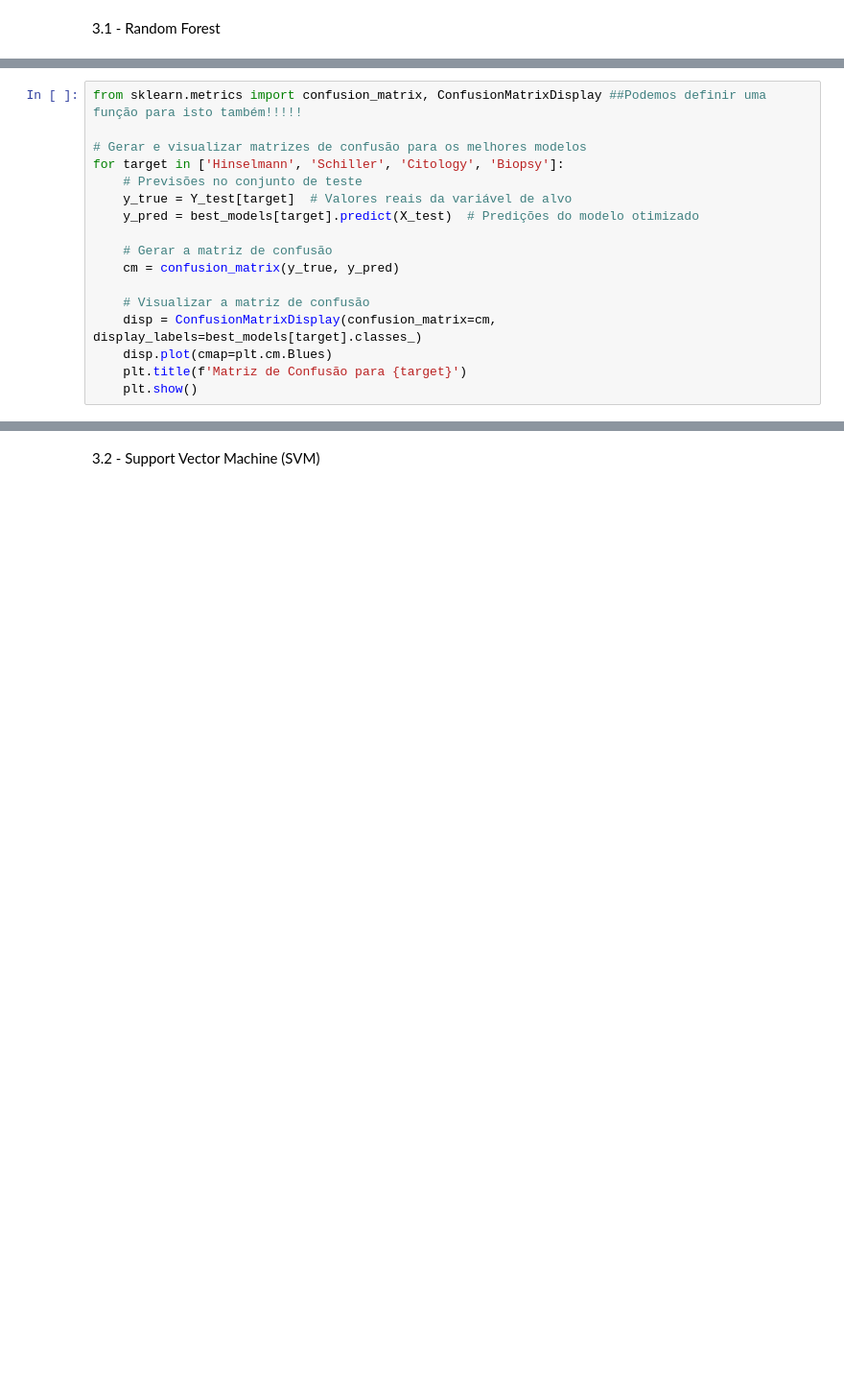
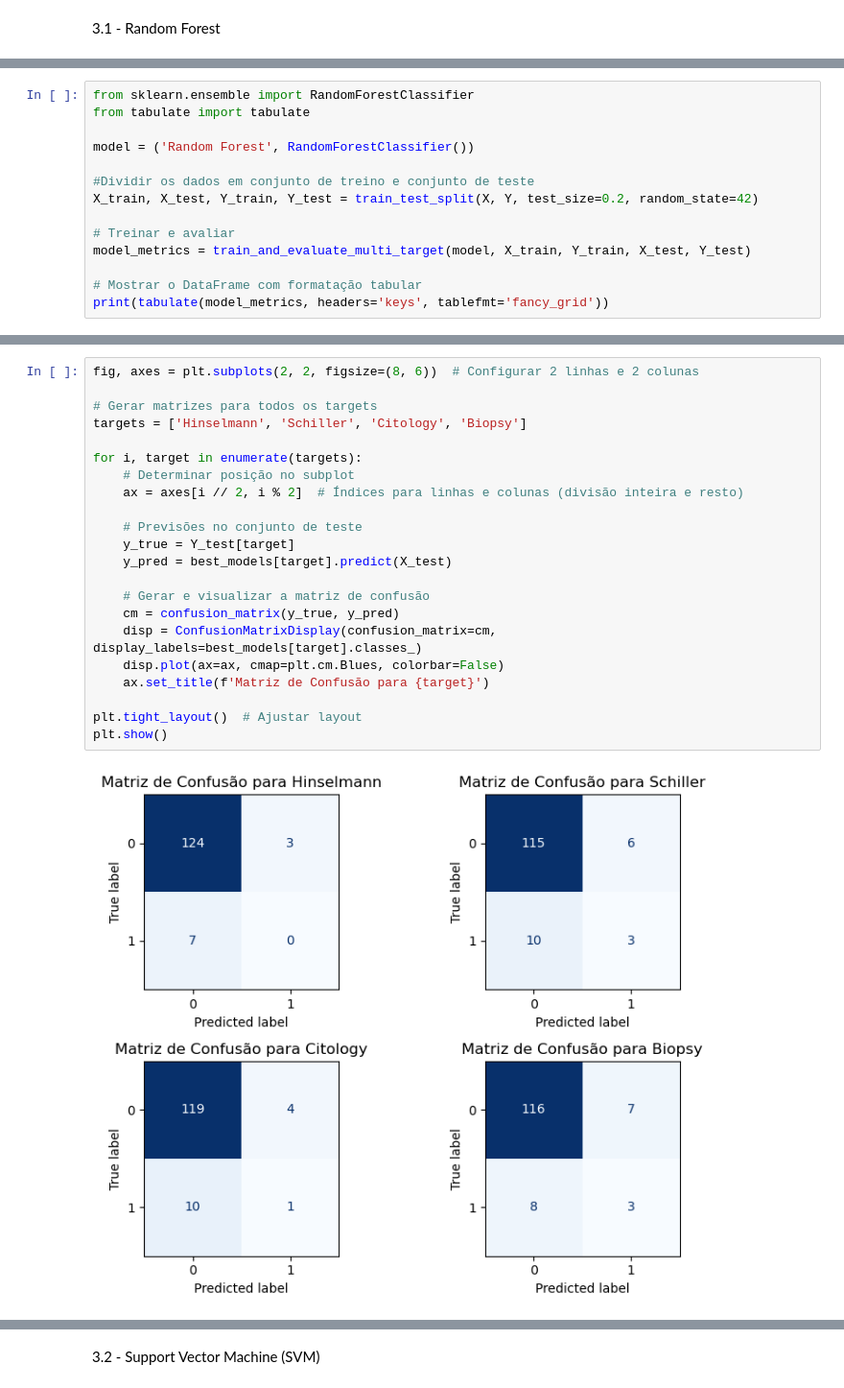
Before and after one commit to PedroC12804/Projeto-AAEB, a Jupyter notebook: Projeto .ipynb, the cells around one changed output, grey strips where cells are left out. Shown: that part at 96% size. Saved outputs shown, nothing was run; the diff lists cells and outputs as text; blank space fills up the shorter version.

Commit message:
3.1. ajustar à função e mudar parametros

```diff
--- a/Projeto .ipynb
+++ b/Projeto .ipynb
@@ -314,3 +313,17 @@ Accuracy training set: 0.9906367041198502
 Resultados para Biopsy:
 Accuracy test set: 0.8432835820895522
 Accuracy training set: 0.9906367041198502
+# %%
+from sklearn.ensemble import RandomForestClassifier
+from tabulate import tabulate
+
+model = ('Random Forest', RandomForestClassifier())
+
+#Dividir os dados em conjunto de treino e conjunto de teste
+X_train, X_test, Y_train, Y_test = train_test_split(X, Y, test_size=0.2, random_state=42)
+
+# Treinar e avaliar
+model_metrics = train_and_evaluate_multi_target(model, X_train, Y_train, X_test, Y_test)
+
+# Mostrar o DataFrame com formatação tabular
+print(tabulate(model_metrics, headers='keys', tablefmt='fancy_grid'))
@@ -364,17 +451,24 @@ NameError: name 'GridSearchCV' is not defined
 # %%
-from sklearn.metrics import confusion_matrix, ConfusionMatrixDisplay ##Podemos definir uma função para isto também!!!!!
+fig, axes = plt.subplots(2, 2, figsize=(8, 6))  # Configurar 2 linhas e 2 colunas
 
-# Gerar e visualizar matrizes de confusão para os melhores modelos
-for target in ['Hinselmann', 'Schiller', 'Citology', 'Biopsy']:
+# Gerar matrizes para todos os targets
+targets = ['Hinselmann', 'Schiller', 'Citology', 'Biopsy']
+
+for i, target in enumerate(targets):
+    # Determinar posição no subplot
+    ax = axes[i // 2, i % 2]  # Índices para linhas e colunas (divisão inteira e resto)
+
     # Previsões no conjunto de teste
-    y_true = Y_test[target]  # Valores reais da variável de alvo
-    y_pred = best_models[target].predict(X_test)  # Predições do modelo otimizado
+    y_true = Y_test[target]
+    y_pred = best_models[target].predict(X_test)
 
-    # Gerar a matriz de confusão
+    # Gerar e visualizar a matriz de confusão
     cm = confusion_matrix(y_true, y_pred)
+    disp = ConfusionMatrixDisplay(confusion_matrix=cm, display_labels=best_models[target].classes_)
+    disp.plot(ax=ax, cmap=plt.cm.Blues, colorbar=False)
+    ax.set_title(f'Matriz de Confusão para {target}')
 
-    # Visualizar a matriz de confusão
-    disp = ConfusionMatrixDisplay(confusion_matrix=cm, display_labels=best_models[target].classes_)
-    disp.plot(cmap=plt.cm.Blues)
-    plt.title(f'Matriz de Confusão para {target}')
-    plt.show()
+plt.tight_layout()  # Ajustar layout
+plt.show()
+# %% [output]
+[figure, added]
```
Also changed, not shown: parts of 12 cells of this notebook.
